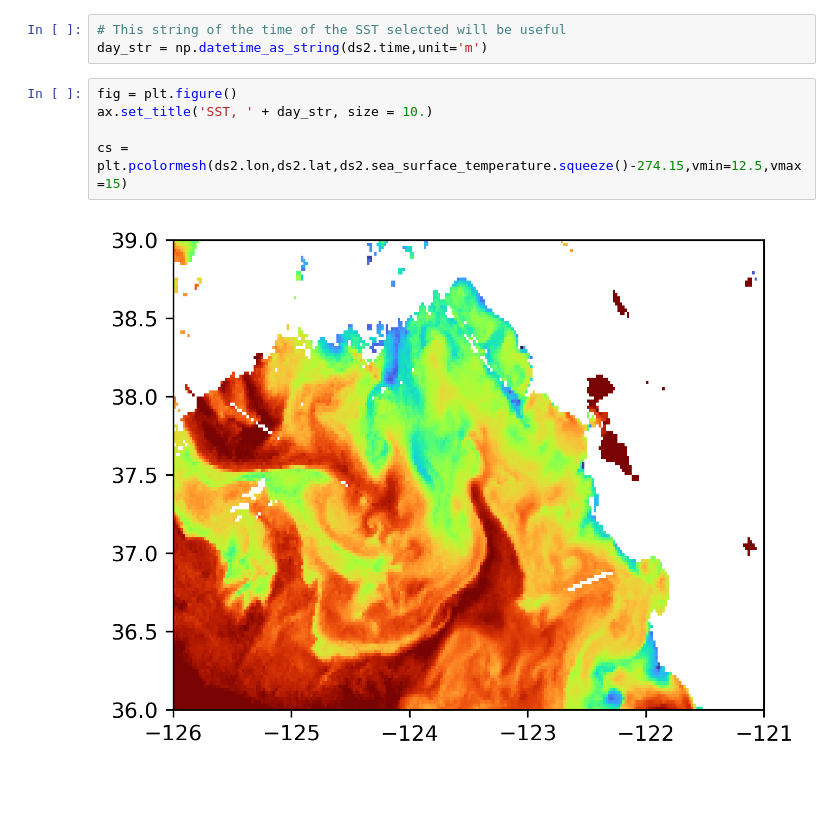
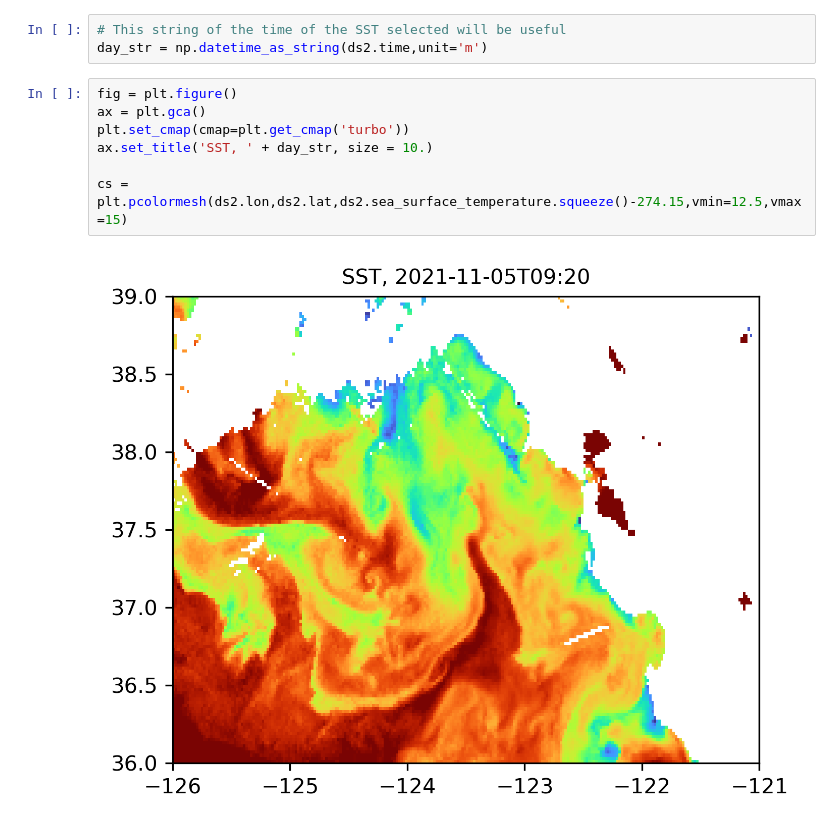
Before and after one commit to jtomfarrar/AWS_EC2_computing_2023, a Jupyter notebook: notebooks/find_VIIRS_SST.ipynb, the cells around one changed output. Cells and saved outputs as stored; diff of their text form; blank space fills up the shorter version.

```diff
--- a/notebooks/find_VIIRS_SST.ipynb
+++ b/notebooks/find_VIIRS_SST.ipynb
@@ -312,11 +314,13 @@ ds2 = ds.sel(time=d,method='nearest')
 day_str = np.datetime_as_string(ds2.time,unit='m')
 # %%
 fig = plt.figure()
+ax = plt.gca()
+plt.set_cmap(cmap=plt.get_cmap('turbo'))
 ax.set_title('SST, ' + day_str, size = 10.)
 
 cs = plt.pcolormesh(ds2.lon,ds2.lat,ds2.sea_surface_temperature.squeeze()-274.15,vmin=12.5,vmax=15)
 # %% [output]
-[figure, old version]
+[figure, new version]
 # %%
 fig = plt.figure()
 ax = plt.axes(projection = ccrs.PlateCarree(central_longitude=-125))  # Orthographic
```
Also changed, not shown: parts of 2 cells of this notebook, 1 other file.
